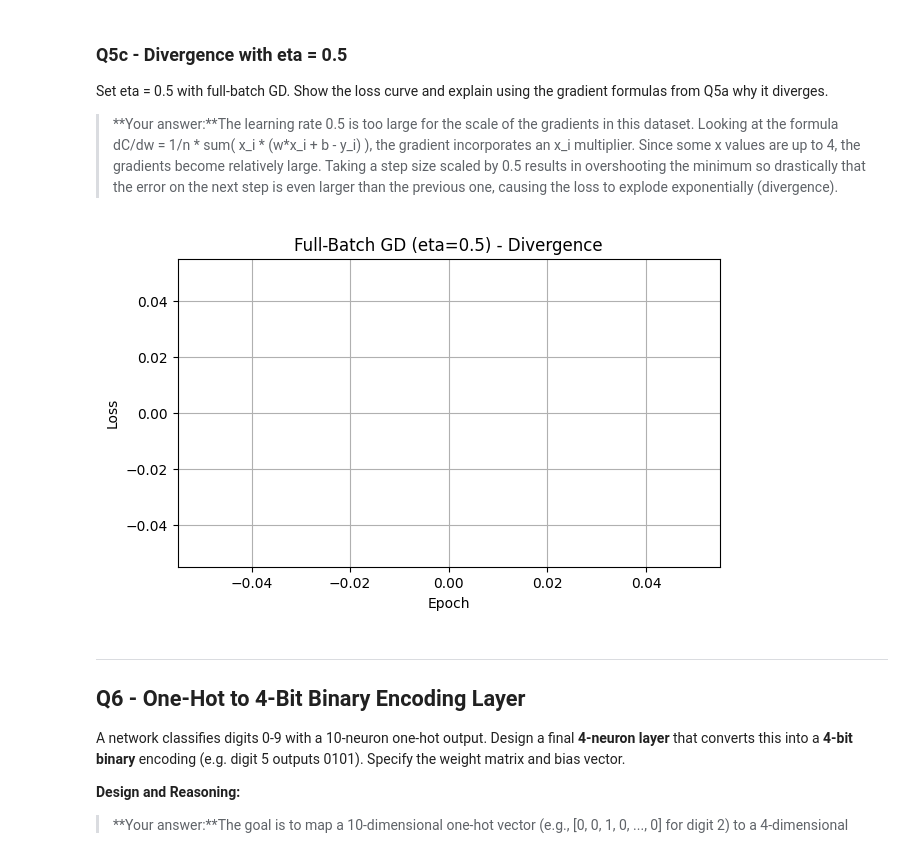
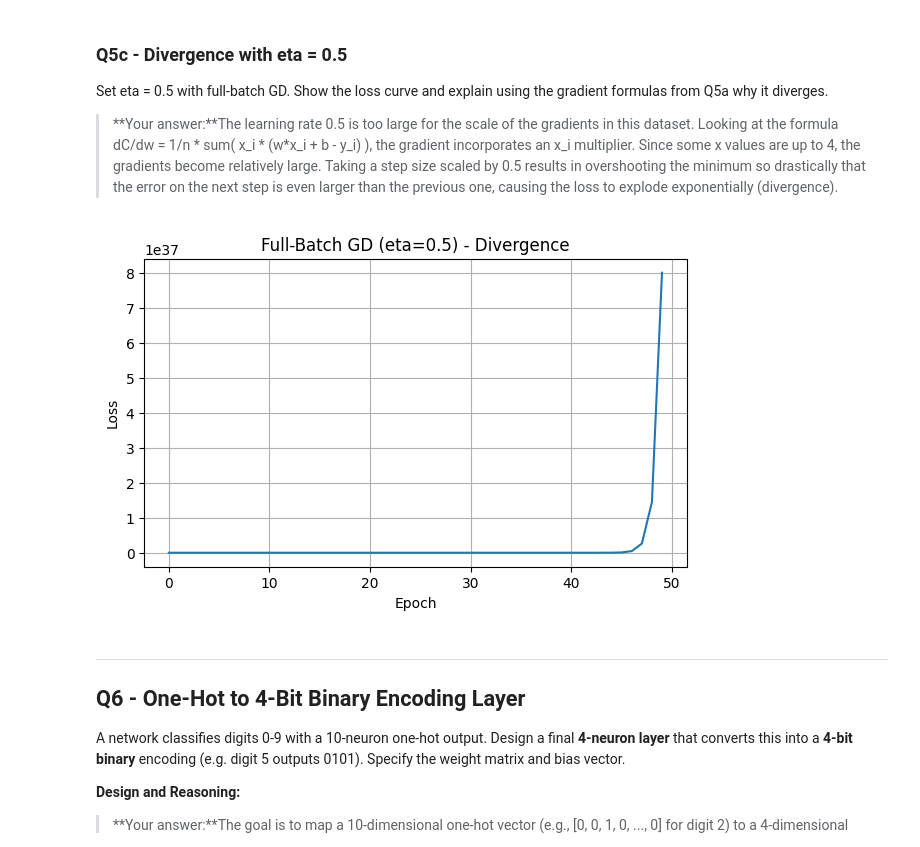
Before and after one commit to Stamatics-NumberstoNeurons/assignment2-Himanshu-445, a Jupyter notebook: Assignment_2_N2N.ipynb, the cells around one changed output. Saved outputs shown, nothing was run; the diff lists cells and outputs as text; code cells hidden in the pictures.

```diff
--- a/Assignment_2_N2N.ipynb
+++ b/Assignment_2_N2N.ipynb
@@ -345,8 +370,23 @@ losses_sgd = []
 
 for epoch in range(200):
     # TODO: pick random example, compute gradient, update
-    loss = None
-    losses_sgd.append(loss)
+   # Picking random example
+    i = np.random.randint(0, n)
+    x_i = X_train[i]
+    y_i = y_train[i]
+
+    # Prediction and loss
+    pred = w * x_i + b
+    error = pred - y_i
+
+    full_loss = (1 / (2 * n)) * np.sum(((w * X_train + b) - y_train)**2)
+    losses_sgd.append(full_loss)
+
+    dw = error * x_i
+    db = error
+
+    w = w - eta * dw
+    b = b - eta * db
 
 print(f'Final w = {w:.4f}, b = {b:.4f}')
 plt.figure(figsize=(7, 4))
@@ -367,25 +407,38 @@ Set eta = 0.5 with full-batch GD. Show the loss curve and explain using the grad
 > **Your answer:**The learning rate 0.5 is too large for the scale of the gradients in this dataset. Looking at the formula dC/dw = 1/n * sum( x_i * (w*x_i + b - y_i) ), the gradient incorporates an x_i multiplier. Since some x values are up to 4, the gradients become relatively large. Taking a step size scaled by 0.5 results in overshooting the minimum so drastically that the error on the next step is even larger than the previous one, causing the loss to explode exponentially (divergence).
 # %%
 w, b = 0.0, 0.0
+eta = 0.5 # Setting eta to 0.5
 losses_div = []
+n = len(X_train)
+import warnings
+warnings.filterwarnings('ignore')
 
 for epoch in range(50):
-    # TODO: full-batch GD with eta=0.5
-    loss = None
-    losses_div.append(loss)
-    if loss is not None and not np.isfinite(loss):
+   predictions = w * X_train + b
+   errors = predictions - y_train
+
+   loss = (1 / (2 * n)) * np.sum(errors**2)
+   losses_div.append(loss)
+
+   if loss is not None and not np.isfinite(loss):
         print(f'Diverged at epoch {epoch}')
         break
+
+   dw = (1 / n) * np.sum(errors * X_train)
+   db = (1 / n) * np.sum(errors)
+
+   w = w - eta * dw
+   b = b - eta * db
 
 plt.figure(figsize=(7, 4))
 plt.plot(losses_div)
 plt.xlabel('Epoch')
 plt.ylabel('Loss')
 plt.title('Full-Batch GD (eta=0.5) - Divergence')
 plt.grid(True)
 plt.show()
 # %% [output]
-[figure, old version]
+[figure, new version]
 # %% [markdown]
 ---
 ## Q6 - One-Hot to 4-Bit Binary Encoding Layer
```
Also changed, not shown: parts of 12 cells of this notebook.
